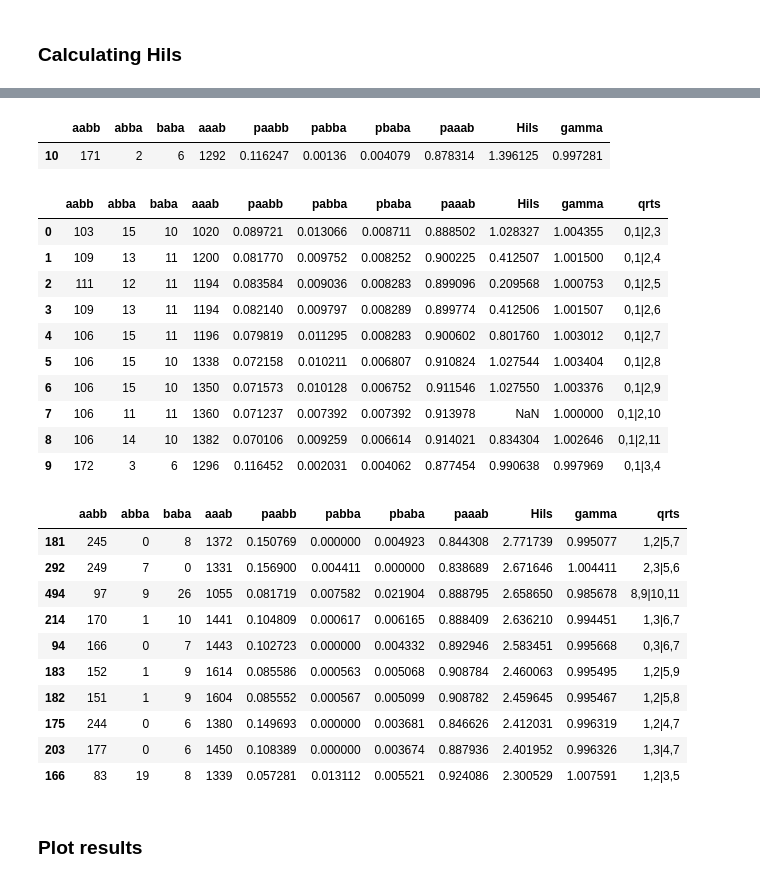
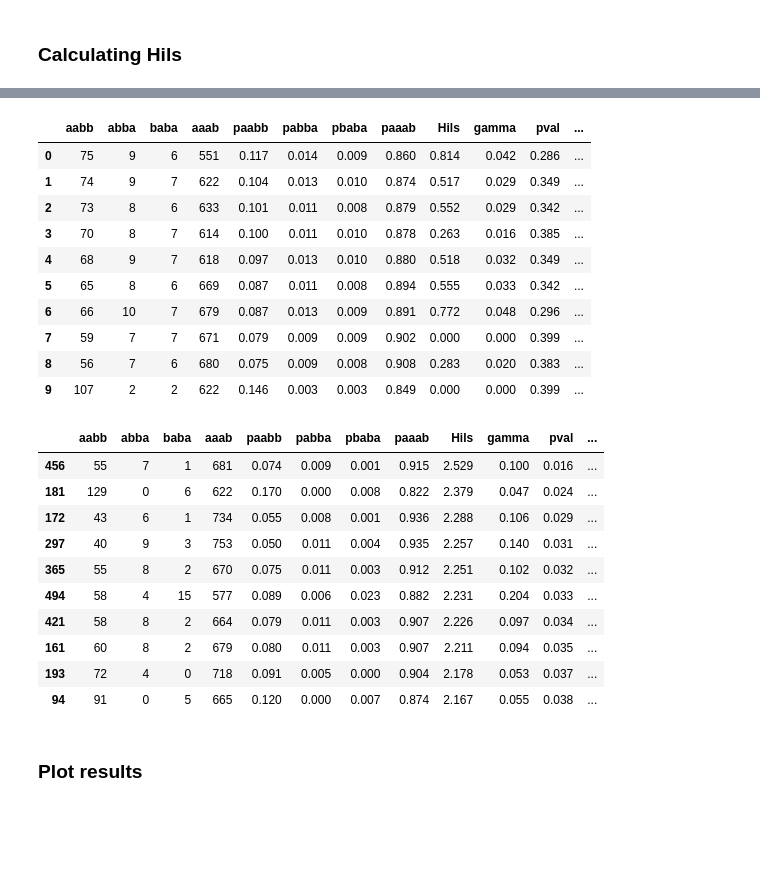
Before and after one commit to pmckenz1/quartet_proj, a Jupyter notebook: Hils-notebook.ipynb, the cells around one changed output, grey strips where cells are left out. Cells and saved outputs as stored; diff of their text form; code cells hidden in the pictures; blank space fills up the shorter version.

```diff
--- a/Hils-notebook.ipynb
+++ b/Hils-notebook.ipynb
@@ -8,8 +13,2 @@ import numba
 # %% [markdown]
 ### Data
-# %%
-## a tetrad result file
-tree = "./analysis-tetrad/cli.nhx"
-invariants = "./analysis-tetrad/cli.output.h5"
-invariants = "/home/deren/local/src/ipyrad/tests/analysis-tetrad/tttt.output.h5"
-inp = "/home/deren/local/src/ipyrad/tests/analysis-tetrad/tttt.input.h5"
@@ -21,2 +15,6 @@ with h5py.File(inp) as io5:
+# %%
+## tetrad result files: a tree and a database
+simtree = "./analysis-tetrad/cli.nhx"
+simdata = "./analysis-tetrad/cli.output.h5"
 # %%
 ## peek at the invariants matrix database.
@@ -51,12 +50,2 @@ matrix:
-# %%
-## fill the alternates
-mats = np.zeros((3, 16, 16), dtype=np.uint32)
-mats[0] = arr
-x = np.uint8(0)
-for y in np.array([0, 4, 8, 12], dtype=np.uint8):
-    for z in np.array([0, 4, 8, 12], dtype=np.uint8):
-        mats[1, y:y+np.uint8(4), z:z+np.uint8(4)] = mats[0, x].reshape(4, 4)
-        mats[2, y:y+np.uint8(4), z:z+np.uint8(4)] = mats[0, x].reshape(4, 4).T
-        x += np.uint8(1)
 # %% [markdown]
 ### plot grid
@@ -216,45 +387,39 @@ def count_snps(mat):
 # %%
-## initialize the database object
-hils = Hils(invariants)
+## initialize a Hils object
+hils = Hils(simdata)
-# %%
-## calculate for some index of the database
-hils.get_h_by_idx(10)
-# %% [output]
-|  | aabb | abba | baba | aaab | paabb | pabba | pbaba | paaab | Hils | gamma |
-| 10 | 171 | 2 | 6 | 1292 | 0.116247 | 0.00136 | 0.004079 | 0.878314 | 1.396125 | 0.997281 |
 # %%
 ## calculate for all idxs
-dd = hils.run()
+result = hils.run()
 
 ## print first 10 results
-dd.head(10)
+result.head(10)
 # %% [output]
-|  | aabb | abba | baba | aaab | paabb | pabba | pbaba | paaab | Hils | gamma | qrts |
-| 0 | 103 | 15 | 10 | 1020 | 0.089721 | 0.013066 | 0.008711 | 0.888502 | 1.028327 | 1.004355 | 0,1|2,3 |
-| 1 | 109 | 13 | 11 | 1200 | 0.081770 | 0.009752 | 0.008252 | 0.900225 | 0.412507 | 1.001500 | 0,1|2,4 |
-| 2 | 111 | 12 | 11 | 1194 | 0.083584 | 0.009036 | 0.008283 | 0.899096 | 0.209568 | 1.000753 | 0,1|2,5 |
-| 3 | 109 | 13 | 11 | 1194 | 0.082140 | 0.009797 | 0.008289 | 0.899774 | 0.412506 | 1.001507 | 0,1|2,6 |
-| 4 | 106 | 15 | 11 | 1196 | 0.079819 | 0.011295 | 0.008283 | 0.900602 | 0.801760 | 1.003012 | 0,1|2,7 |
-| 5 | 106 | 15 | 10 | 1338 | 0.072158 | 0.010211 | 0.006807 | 0.910824 | 1.027544 | 1.003404 | 0,1|2,8 |
-| 6 | 106 | 15 | 10 | 1350 | 0.071573 | 0.010128 | 0.006752 | 0.911546 | 1.027550 | 1.003376 | 0,1|2,9 |
-| 7 | 106 | 11 | 11 | 1360 | 0.071237 | 0.007392 | 0.007392 | 0.913978 | NaN | 1.000000 | 0,1|2,10 |
-| 8 | 106 | 14 | 10 | 1382 | 0.070106 | 0.009259 | 0.006614 | 0.914021 | 0.834304 | 1.002646 | 0,1|2,11 |
-| 9 | 172 | 3 | 6 | 1296 | 0.116452 | 0.002031 | 0.004062 | 0.877454 | 0.990638 | 0.997969 | 0,1|3,4 |
+|  | aabb | abba | baba | aaab | paabb | pabba | pbaba | paaab | Hils | gamma | pval | ... |
+| 0 | 75 | 9 | 6 | 551 | 0.117 | 0.014 | 0.009 | 0.860 | 0.814 | 0.042 | 0.286 | ... |
+| 1 | 74 | 9 | 7 | 622 | 0.104 | 0.013 | 0.010 | 0.874 | 0.517 | 0.029 | 0.349 | ... |
+| 2 | 73 | 8 | 6 | 633 | 0.101 | 0.011 | 0.008 | 0.879 | 0.552 | 0.029 | 0.342 | ... |
+| 3 | 70 | 8 | 7 | 614 | 0.100 | 0.011 | 0.010 | 0.878 | 0.263 | 0.016 | 0.385 | ... |
+| 4 | 68 | 9 | 7 | 618 | 0.097 | 0.013 | 0.010 | 0.880 | 0.518 | 0.032 | 0.349 | ... |
+| 5 | 65 | 8 | 6 | 669 | 0.087 | 0.011 | 0.008 | 0.894 | 0.555 | 0.033 | 0.342 | ... |
+| 6 | 66 | 10 | 7 | 679 | 0.087 | 0.013 | 0.009 | 0.891 | 0.772 | 0.048 | 0.296 | ... |
+| 7 | 59 | 7 | 7 | 671 | 0.079 | 0.009 | 0.009 | 0.902 | 0.000 | 0.000 | 0.399 | ... |
+| 8 | 56 | 7 | 6 | 680 | 0.075 | 0.009 | 0.008 | 0.908 | 0.283 | 0.020 | 0.383 | ... |
+| 9 | 107 | 2 | 2 | 622 | 0.146 | 0.003 | 0.003 | 0.849 | 0.000 | 0.000 | 0.399 | ... |
 # %%
 ## print just the ten most significant results
-dd.sort_values(by="Hils", ascending=False).head(10)
+result.sort_values(by="Hils", ascending=False).head(10)
 # %% [output]
-|  | aabb | abba | baba | aaab | paabb | pabba | pbaba | paaab | Hils | gamma | qrts |
-| 181 | 245 | 0 | 8 | 1372 | 0.150769 | 0.000000 | 0.004923 | 0.844308 | 2.771739 | 0.995077 | 1,2|5,7 |
-| 292 | 249 | 7 | 0 | 1331 | 0.156900 | 0.004411 | 0.000000 | 0.838689 | 2.671646 | 1.004411 | 2,3|5,6 |
-| 494 | 97 | 9 | 26 | 1055 | 0.081719 | 0.007582 | 0.021904 | 0.888795 | 2.658650 | 0.985678 | 8,9|10,11 |
-| 214 | 170 | 1 | 10 | 1441 | 0.104809 | 0.000617 | 0.006165 | 0.888409 | 2.636210 | 0.994451 | 1,3|6,7 |
-| 94 | 166 | 0 | 7 | 1443 | 0.102723 | 0.000000 | 0.004332 | 0.892946 | 2.583451 | 0.995668 | 0,3|6,7 |
-| 183 | 152 | 1 | 9 | 1614 | 0.085586 | 0.000563 | 0.005068 | 0.908784 | 2.460063 | 0.995495 | 1,2|5,9 |
-| 182 | 151 | 1 | 9 | 1604 | 0.085552 | 0.000567 | 0.005099 | 0.908782 | 2.459645 | 0.995467 | 1,2|5,8 |
-| 175 | 244 | 0 | 6 | 1380 | 0.149693 | 0.000000 | 0.003681 | 0.846626 | 2.412031 | 0.996319 | 1,2|4,7 |
-| 203 | 177 | 0 | 6 | 1450 | 0.108389 | 0.000000 | 0.003674 | 0.887936 | 2.401952 | 0.996326 | 1,3|4,7 |
-| 166 | 83 | 19 | 8 | 1339 | 0.057281 | 0.013112 | 0.005521 | 0.924086 | 2.300529 | 1.007591 | 1,2|3,5 |
+|  | aabb | abba | baba | aaab | paabb | pabba | pbaba | paaab | Hils | gamma | pval | ... |
+| 456 | 55 | 7 | 1 | 681 | 0.074 | 0.009 | 0.001 | 0.915 | 2.529 | 0.100 | 0.016 | ... |
+| 181 | 129 | 0 | 6 | 622 | 0.170 | 0.000 | 0.008 | 0.822 | 2.379 | 0.047 | 0.024 | ... |
+| 172 | 43 | 6 | 1 | 734 | 0.055 | 0.008 | 0.001 | 0.936 | 2.288 | 0.106 | 0.029 | ... |
+| 297 | 40 | 9 | 3 | 753 | 0.050 | 0.011 | 0.004 | 0.935 | 2.257 | 0.140 | 0.031 | ... |
+| 365 | 55 | 8 | 2 | 670 | 0.075 | 0.011 | 0.003 | 0.912 | 2.251 | 0.102 | 0.032 | ... |
+| 494 | 58 | 4 | 15 | 577 | 0.089 | 0.006 | 0.023 | 0.882 | 2.231 | 0.204 | 0.033 | ... |
+| 421 | 58 | 8 | 2 | 664 | 0.079 | 0.011 | 0.003 | 0.907 | 2.226 | 0.097 | 0.034 | ... |
+| 161 | 60 | 8 | 2 | 679 | 0.080 | 0.011 | 0.003 | 0.907 | 2.211 | 0.094 | 0.035 | ... |
+| 193 | 72 | 4 | 0 | 718 | 0.091 | 0.005 | 0.000 | 0.904 | 2.178 | 0.053 | 0.037 | ... |
+| 94 | 91 | 0 | 5 | 665 | 0.120 | 0.000 | 0.007 | 0.874 | 2.167 | 0.055 | 0.038 | ... |
 # %% [markdown]
 ### Plot results
 # %%
```
Also changed, not shown: parts of 23 cells of this notebook.
